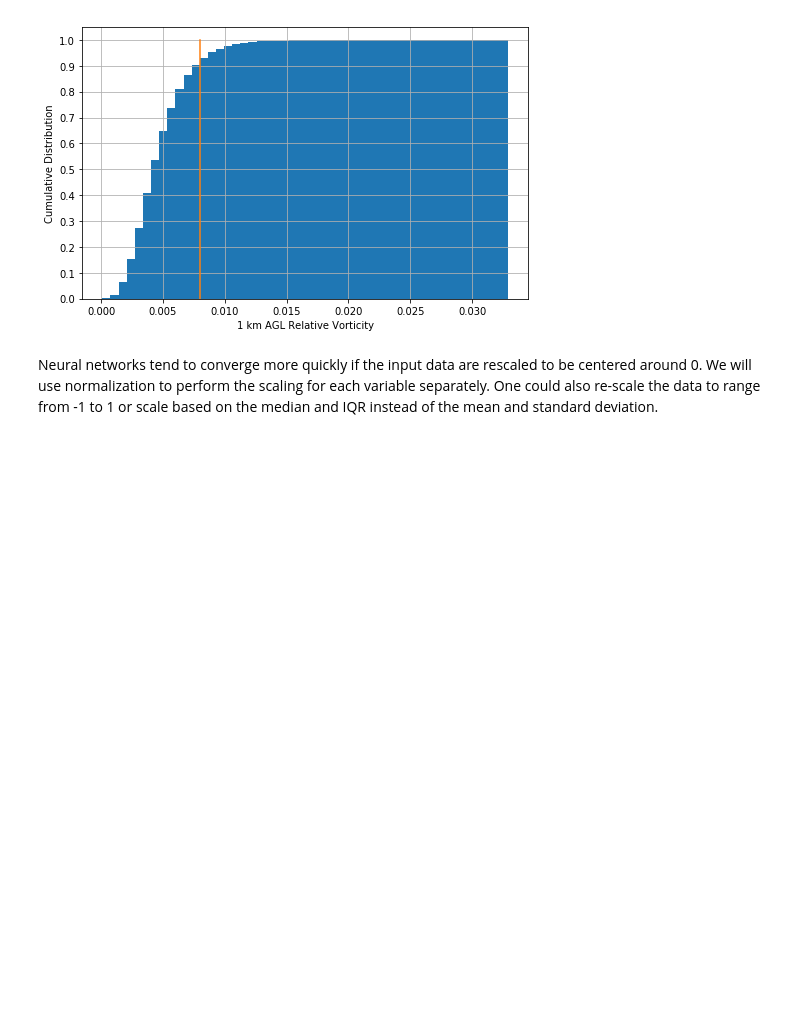
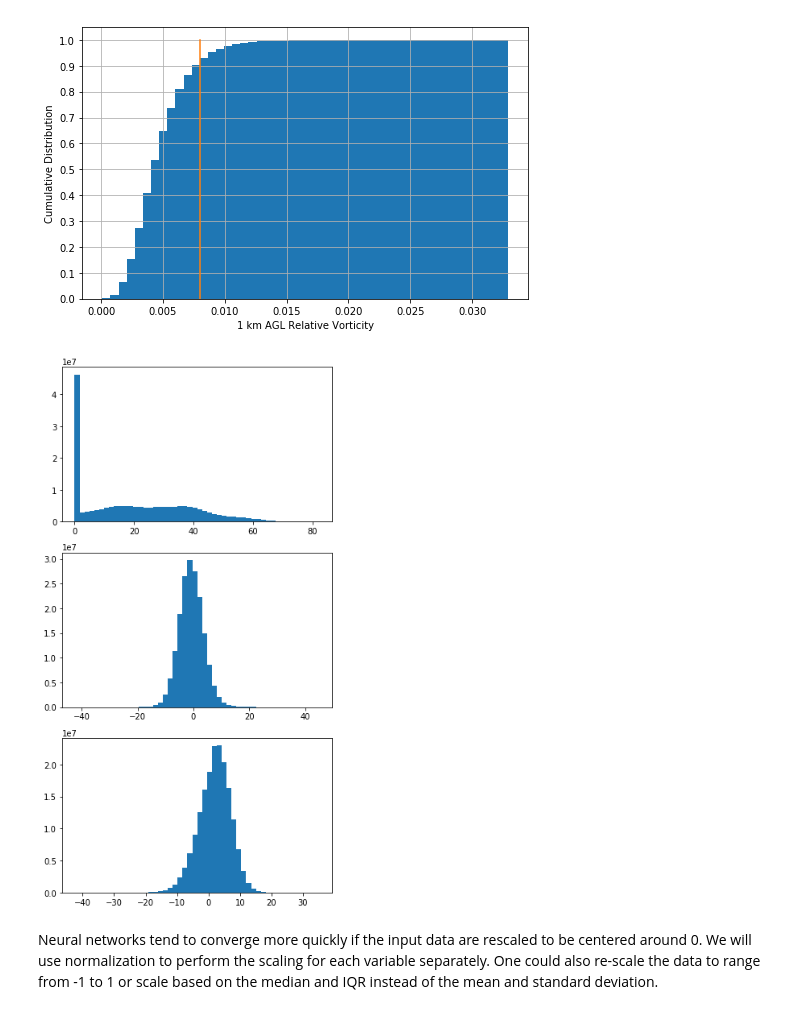
Before and after one commit to djgagne/swirlnet, a Jupyter notebook: notebooks/deep_swirl_tutorial.ipynb, the cells around one changed output. Drawn from its saved outputs; the diff is of its cells as text; code cells hidden in the pictures; blank space fills up the shorter version.

```diff
--- a/notebooks/deep_swirl_tutorial.ipynb
+++ b/notebooks/deep_swirl_tutorial.ipynb
@@ -78,7 +78,7 @@ run_times = []
 valid_times = []
 # List of input variables
 in_vars = ["REFL_COM_prev",
-           "T2_prev", "TD2_prev", "U10_prev", "V10_prev"]
+           "U10_prev", "V10_prev"]
 # List of output variables
 out_vars = ["RVORT1_MAX_curr"]
 in_data = []
@@ -145,6 +145,12 @@ plt.ylabel("Cumulative Distribution")
 # %% [output]
 Text(0,0.5,'Cumulative Distribution')
 [figure]
+# %%
+fig, axes = plt.subplots(all_in_data.shape[-1], 1, figsize=(6, all_in_data.shape[-1] * 4))
+for a, ax in enumerate(axes):
+    ax.hist(all_in_data[:, :, :, a].ravel(), 50)
+# %% [output]
+[figure, added]
 # %% [markdown]
 Neural networks tend to converge more quickly if the input data are rescaled to be centered around 0. We will use normalization to perform the scaling for each variable separately. One could also re-scale the data to range from -1 to 1 or scale based on the median and IQR instead of the mean and standard deviation.
 # %%
```
Also changed, not shown: parts of 13 cells of this notebook, 1 other file.
